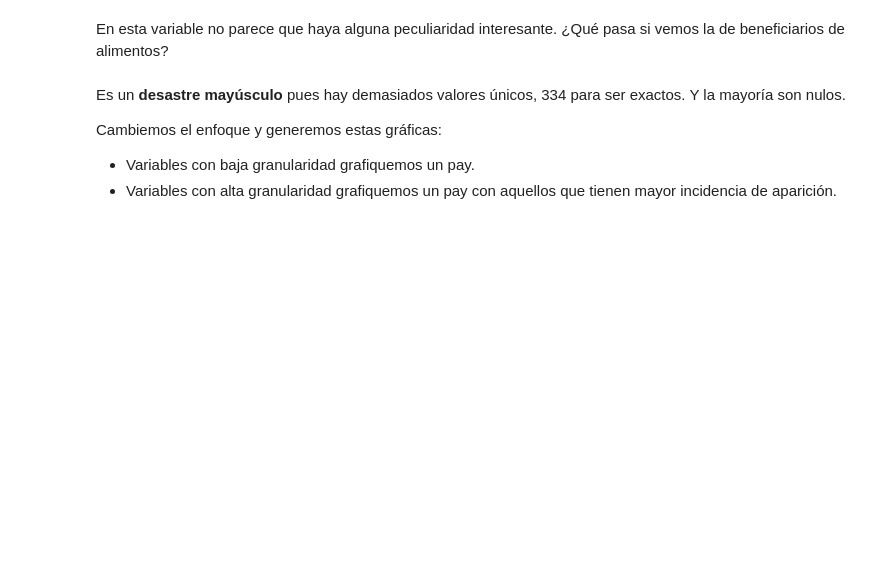
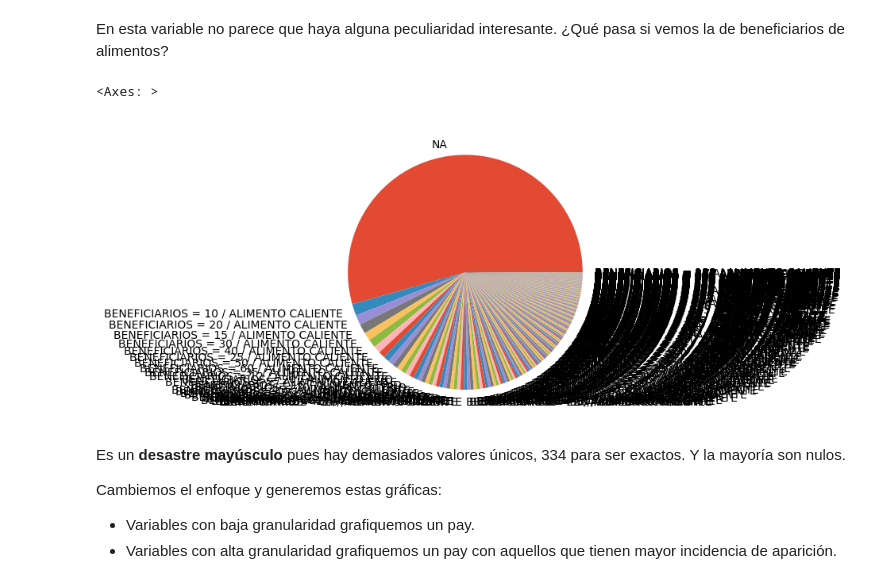
Before and after one commit to bielng/Data-Lab, a Jupyter notebook: 3,0_clase_202206.ipynb, the cells around one changed output. Cells and saved outputs as stored; diff of their text form; code cells hidden in the pictures; blank space fills up the shorter version.

```diff
--- a/3,0_clase_202206.ipynb
+++ b/3,0_clase_202206.ipynb
@@ -67,6 +100,11 @@ No hay nulos. ¿Cómo se ven nuestros valores?
 # %% [markdown]
 En esta variable no parece que haya alguna peculiaridad interesante.
 ¿Qué pasa si vemos la de beneficiarios de alimentos?
+# %%
+df['beneficiarios_alimentos_dif_2014'].fillna('NA').value_counts().plot(kind='pie')
+# %% [output]
+<Axes: >
+[figure, added]
 # %% [markdown]
 Es un **desastre mayúsculo** pues hay demasiados valores únicos, 334 para ser exactos. Y la mayoría son nulos.
 
```
Also changed, not shown: parts of 7 cells of this notebook.
